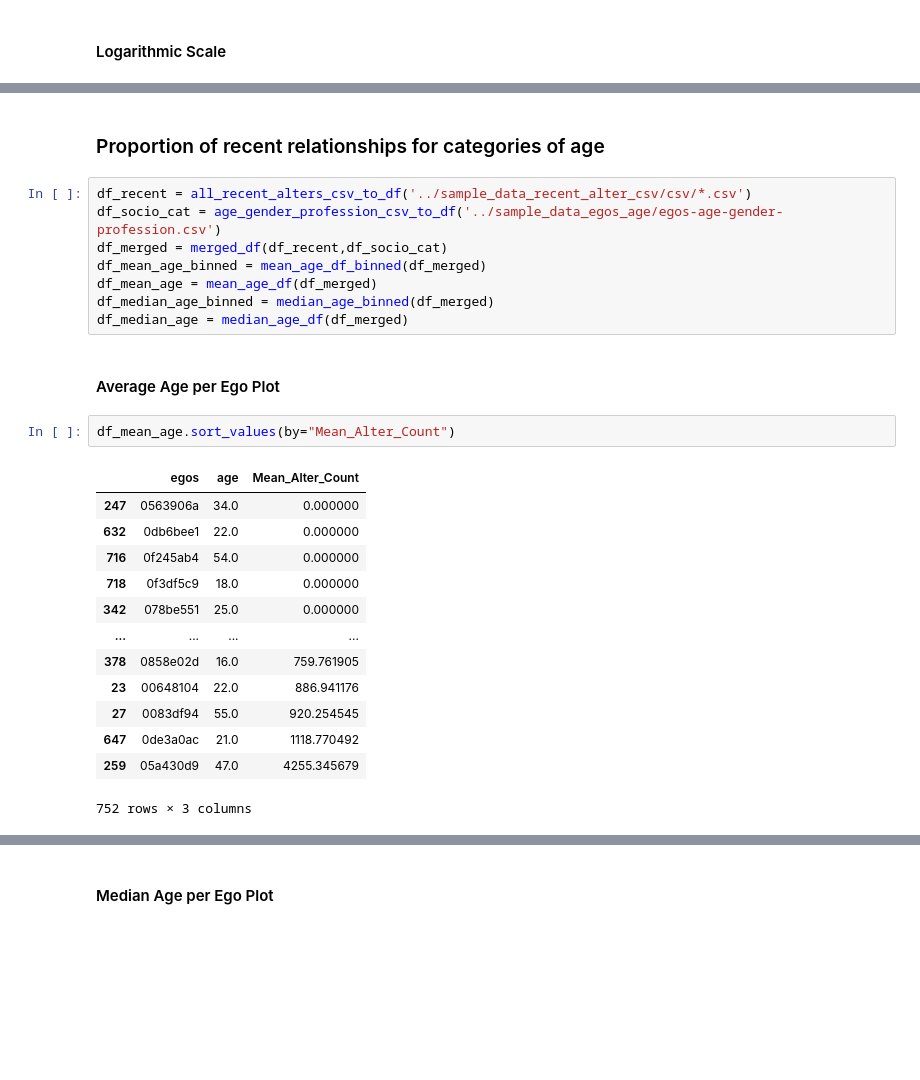
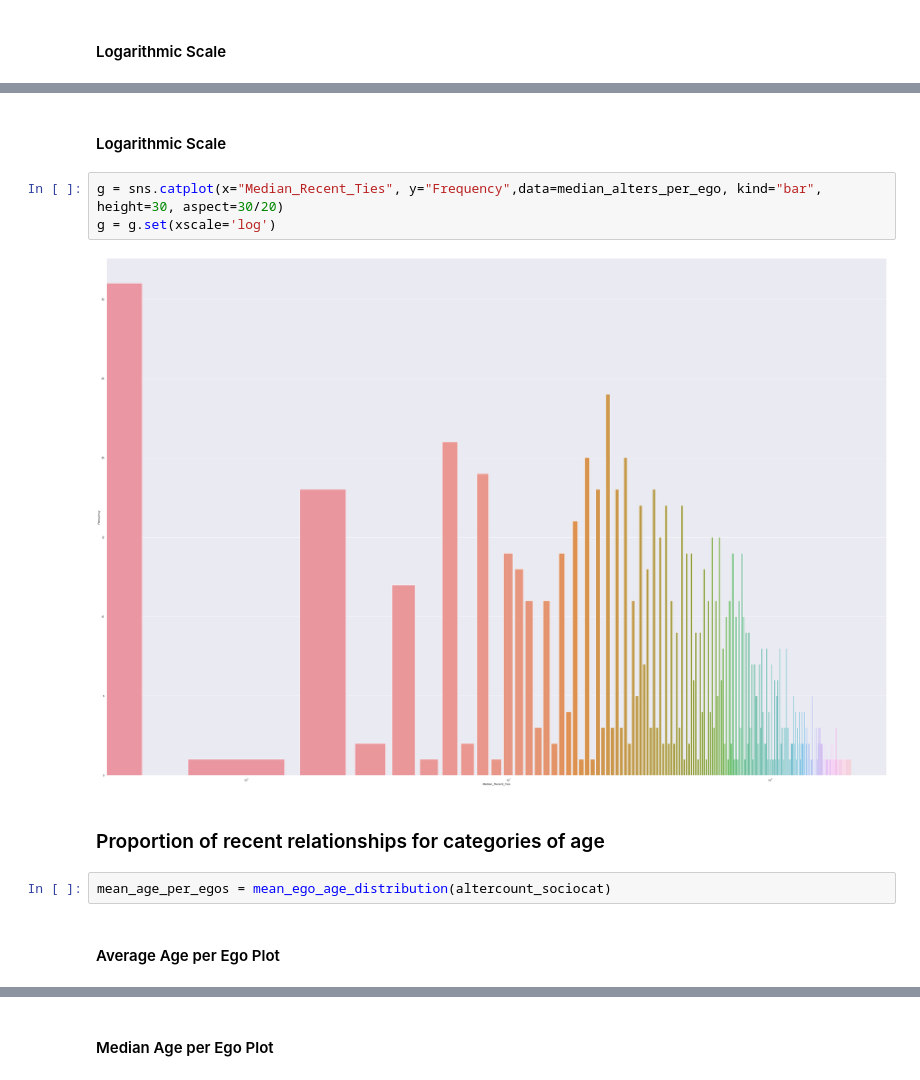
Before and after one commit to HyperionSuperNova/Algopol, a Jupyter notebook: Notebooks/Notebook_link_dynamics.ipynb, the cells around one changed output, grey strips where cells are left out. Saved outputs shown, nothing was run; the diff lists cells and outputs as text; blank space fills up the shorter version.

```diff
--- a/Notebooks/Notebook_link_dynamics.ipynb
+++ b/Notebooks/Notebook_link_dynamics.ipynb
@@ -52,29 +99,14 @@ g = g.set(xscale='log')
+# %% [markdown]
+#### Logarithmic Scale
+# %%
+g = sns.catplot(x="Median_Recent_Ties", y="Frequency",data=median_alters_per_ego, kind="bar", height=30, aspect=30/20)
+g = g.set(xscale='log')
+# %% [output]
+[figure, added]
 # %% [markdown]
 ### Proportion of recent relationships for categories of age
-# %%
-df_recent = all_recent_alters_csv_to_df('../sample_data_recent_alter_csv/csv/*.csv')
-df_socio_cat = age_gender_profession_csv_to_df('../sample_data_egos_age/egos-age-gender-profession.csv')
-df_merged = merged_df(df_recent,df_socio_cat)
-df_mean_age_binned = mean_age_df_binned(df_merged)
-df_mean_age = mean_age_df(df_merged)
-df_median_age_binned = median_age_binned(df_merged)
-df_median_age = median_age_df(df_merged)
+# %%
+mean_age_per_egos = mean_ego_age_distribution(altercount_sociocat)
 # %% [markdown]
 #### Average Age per Ego Plot
-# %%
-df_mean_age.sort_values(by="Mean_Alter_Count")
-# %% [output]
-|  | egos | age | Mean_Alter_Count |
-| 247 | 0563906a | 34.0 | 0.000000 |
-| 632 | 0db6bee1 | 22.0 | 0.000000 |
-| 716 | 0f245ab4 | 54.0 | 0.000000 |
-| 718 | 0f3df5c9 | 18.0 | 0.000000 |
-| 342 | 078be551 | 25.0 | 0.000000 |
-| ... | ... | ... | ... |
-| 378 | 0858e02d | 16.0 | 759.761905 |
-| 23 | 00648104 | 22.0 | 886.941176 |
-| 27 | 0083df94 | 55.0 | 920.254545 |
-| 647 | 0de3a0ac | 21.0 | 1118.770492 |
-| 259 | 05a430d9 | 47.0 | 4255.345679 |
-752 rows × 3 columns
 # %%
```
Also changed, not shown: parts of 33 cells of this notebook.
